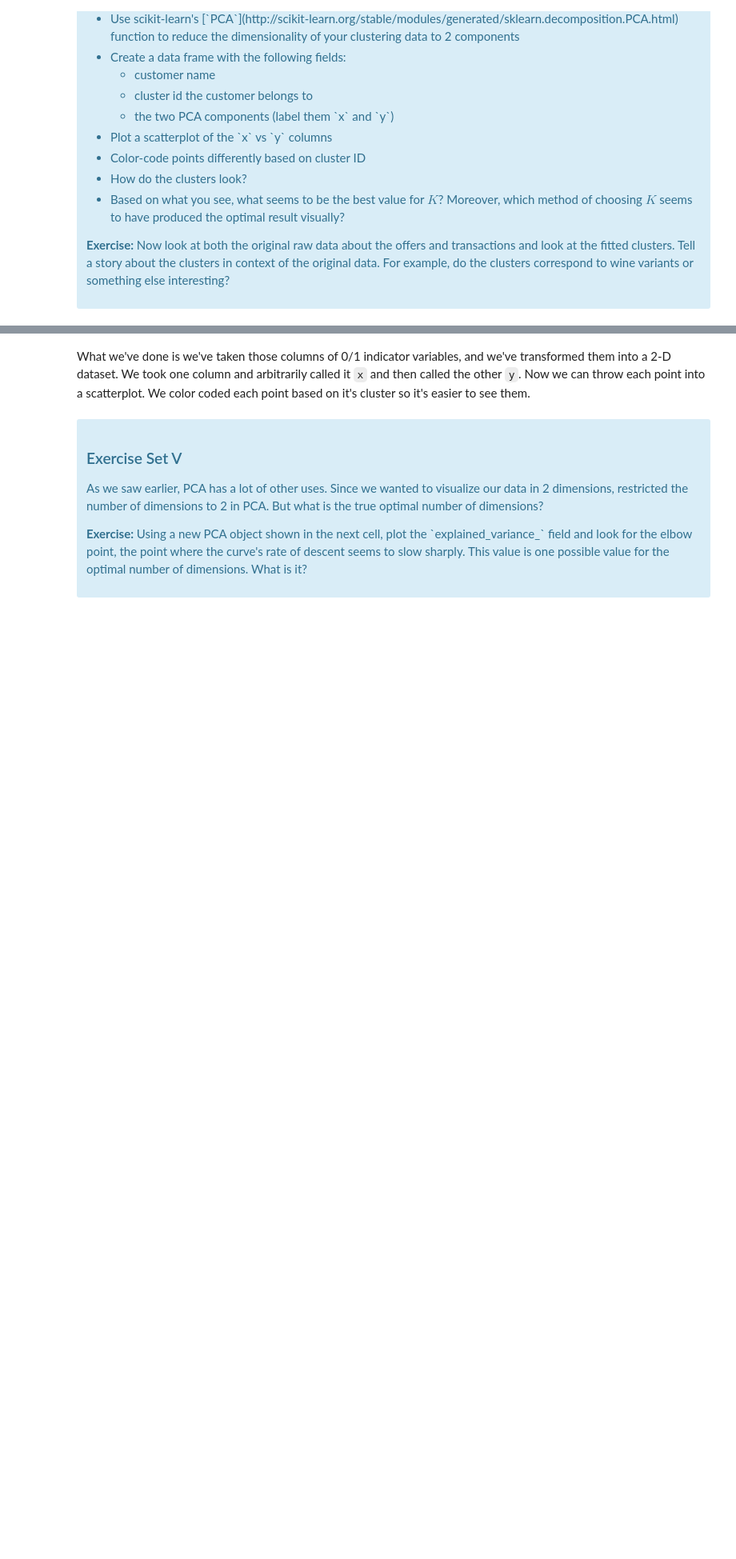
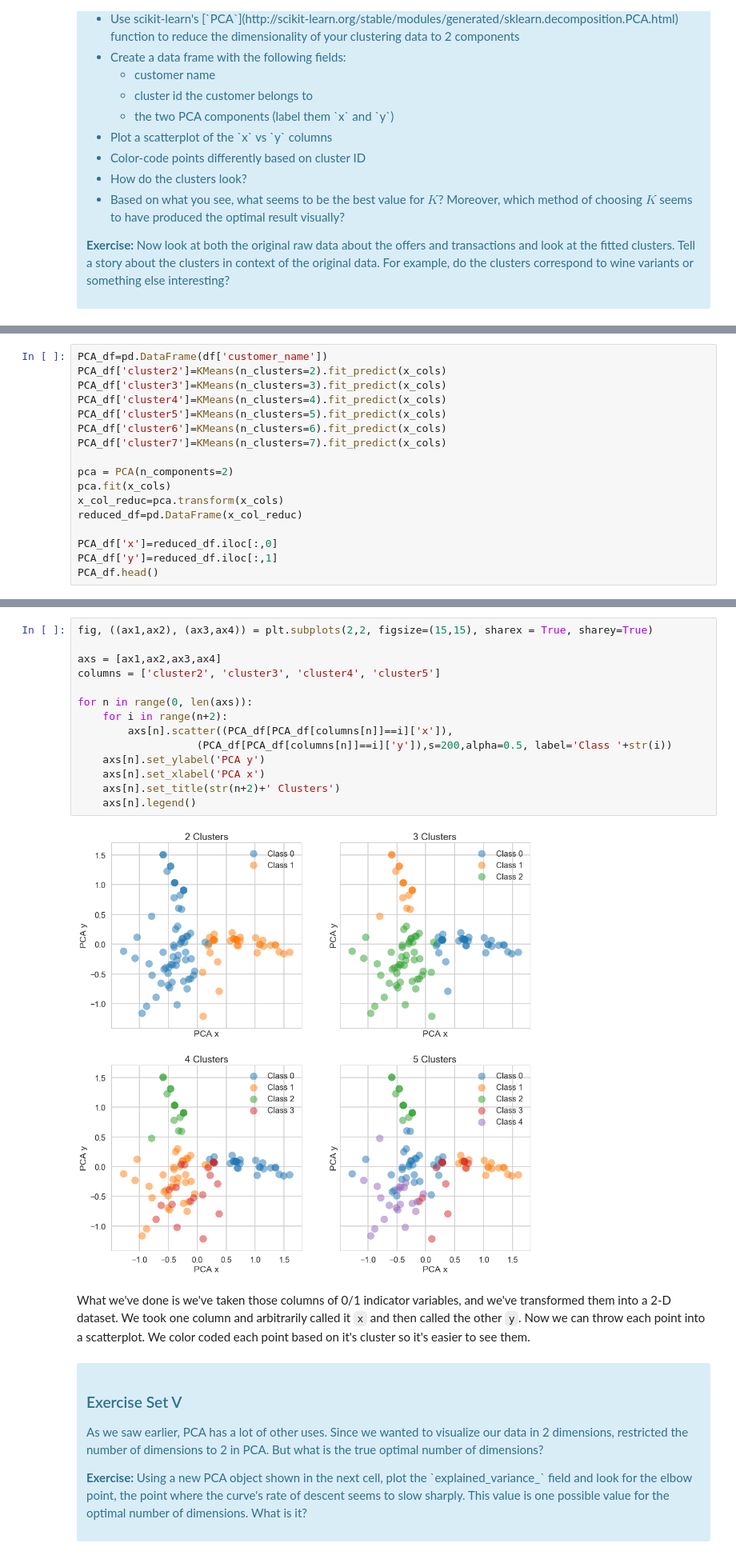
Before and after one commit to Eric-Ens/Mini_projects, a Jupyter notebook: Mini_Project_Clustering.ipynb, the cells around one changed output, grey strips where cells are left out. Shown at 80% size. Cells and saved outputs as stored; diff of their text form; blank space fills up the shorter version.

```diff
--- a/Mini_Project_Clustering.ipynb
+++ b/Mini_Project_Clustering.ipynb
@@ -251,0 +335,17 @@ This is only one use of PCA for dimension reduction. We can also use PCA when we
+# %%
+PCA_df=pd.DataFrame(df['customer_name'])
+PCA_df['cluster2']=KMeans(n_clusters=2).fit_predict(x_cols)
+PCA_df['cluster3']=KMeans(n_clusters=3).fit_predict(x_cols)
+PCA_df['cluster4']=KMeans(n_clusters=4).fit_predict(x_cols)
+PCA_df['cluster5']=KMeans(n_clusters=5).fit_predict(x_cols)
+PCA_df['cluster6']=KMeans(n_clusters=6).fit_predict(x_cols)
+PCA_df['cluster7']=KMeans(n_clusters=7).fit_predict(x_cols)
+
+pca = PCA(n_components=2)
+pca.fit(x_cols)
+x_col_reduc=pca.transform(x_cols)
+reduced_df=pd.DataFrame(x_col_reduc)
+
+PCA_df['x']=reduced_df.iloc[:,0]
+PCA_df['y']=reduced_df.iloc[:,1]
+PCA_df.head()
@@ -252,3 +359,19 @@ This is only one use of PCA for dimension reduction. We can also use PCA when we
+# %%
+fig, ((ax1,ax2), (ax3,ax4)) = plt.subplots(2,2, figsize=(15,15), sharex = True, sharey=True)
+
+axs = [ax1,ax2,ax3,ax4]
+columns = ['cluster2', 'cluster3', 'cluster4', 'cluster5']
+
+for n in range(0, len(axs)):
+    for i in range(n+2):
+        axs[n].scatter((PCA_df[PCA_df[columns[n]]==i]['x']),
+                   (PCA_df[PCA_df[columns[n]]==i]['y']),s=200,alpha=0.5, label='Class '+str(i))
+    axs[n].set_ylabel('PCA y')
+    axs[n].set_xlabel('PCA x')
+    axs[n].set_title(str(n+2)+' Clusters')
+    axs[n].legend()
+# %% [output]
+[figure, added]
 # %% [markdown]
 What we've done is we've taken those columns of 0/1 indicator variables, and we've transformed them into a 2-D dataset. We took one column and arbitrarily called it `x` and then called the other `y`. Now we can throw each point into a scatterplot. We color coded each point based on it's cluster so it's easier to see them.
 # %% [markdown]
```
Also changed, not shown: parts of 10 cells of this notebook.
